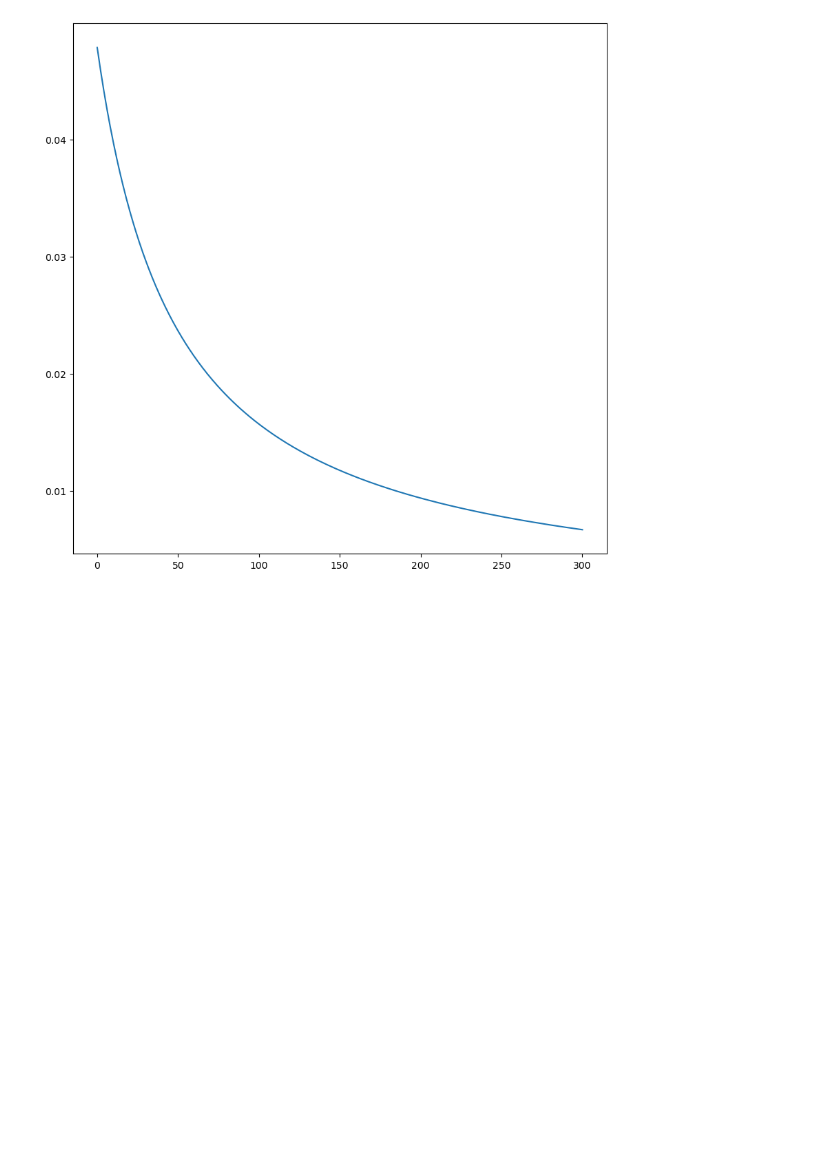
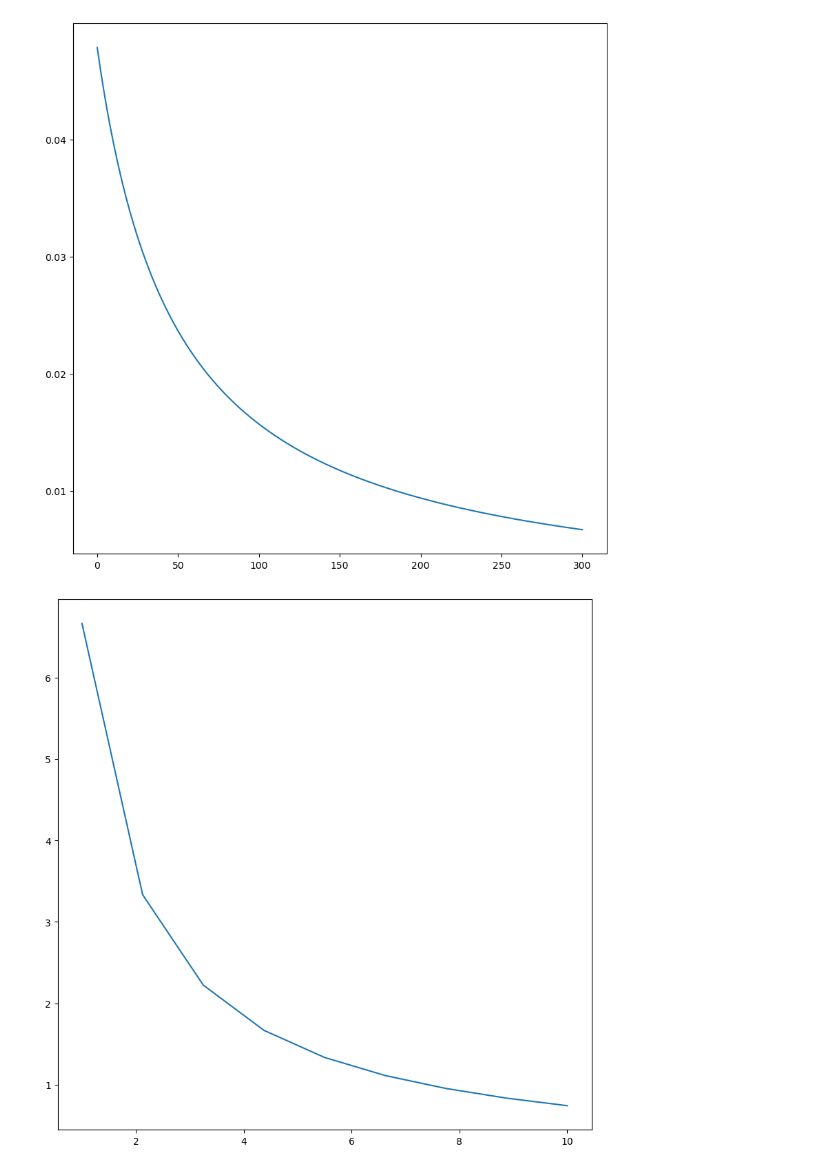
Before and after one commit to Frood-for-Thought/Run_Tumble_Gillespie_Diffusion_Equation, a Jupyter notebook: Cluster_Velocity_Plot.ipynb, the cells around one changed output. Saved outputs shown, nothing was run; the diff lists cells and outputs as text; code cells hidden in the pictures; blank space fills up the shorter version.

```diff
--- a/Cluster_Velocity_Plot.ipynb
+++ b/Cluster_Velocity_Plot.ipynb
@@ -17,3 +18,14 @@ plot = axes.plot(x, y)
 300
 300
 [figure]
+# %%
+# Average run time with "x" amount of bacteria in cluster.
+dp = 10 # Num. of data points
+x = np.linspace(1, dp, (dp-1))
+y = [( 1/(0.15+0.85)/(x*0.15) ) for x in range(1, dp)]
+y = np.array(y)
+
+fig, axes = plt.subplots(figsize=(10, 10))
+plot = axes.plot(x, y)
+# %% [output]
+[figure, added]
```
Also changed, not shown: parts of 2 cells of this notebook.
